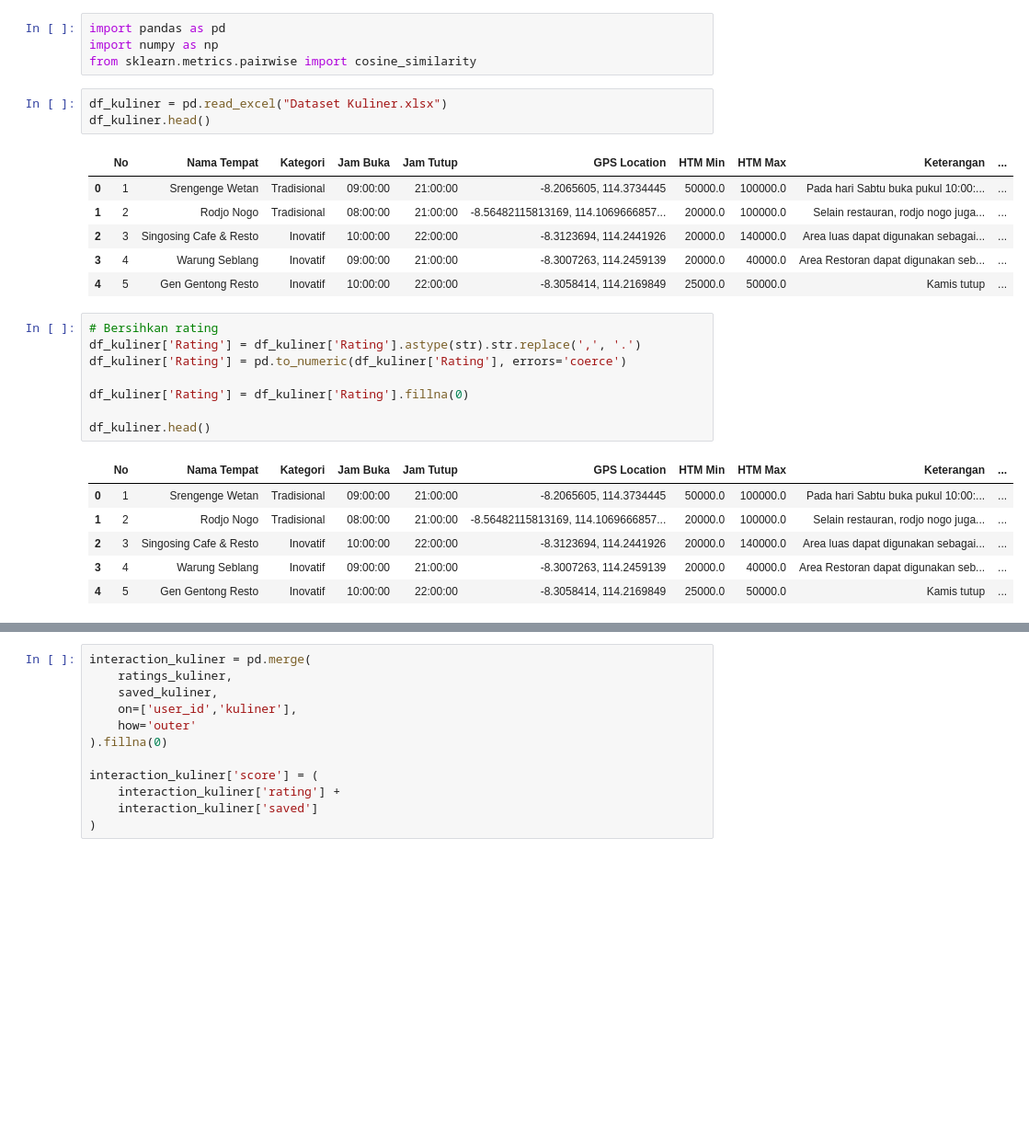
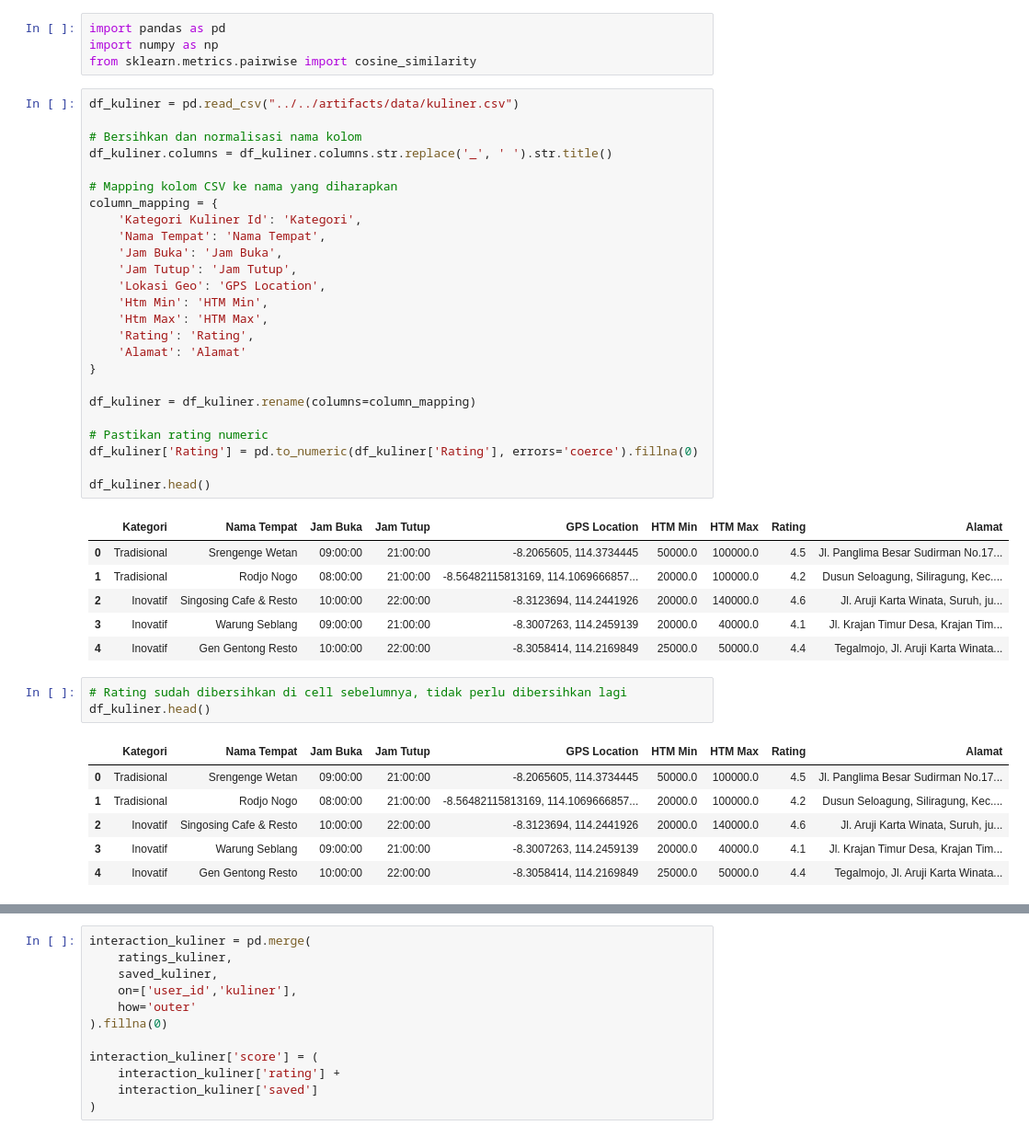
Before and after one commit to ayundayn/ml-sireci, a Jupyter notebook: app/notebooks/kuliner.ipynb, the cells around one changed output, grey strips where cells are left out. Shown at 92% size. Cells and saved outputs as stored; diff of their text form; blank space fills up the shorter version.

```diff
--- a/app/notebooks/kuliner.ipynb
+++ b/app/notebooks/kuliner.ipynb
@@ -3,30 +3,47 @@ import pandas as pd
 import numpy as np
 from sklearn.metrics.pairwise import cosine_similarity
 # %%
-df_kuliner = pd.read_excel("Dataset Kuliner.xlsx")
+df_kuliner = pd.read_csv("../../artifacts/data/kuliner.csv")
+
+# Bersihkan dan normalisasi nama kolom
+df_kuliner.columns = df_kuliner.columns.str.replace('_', ' ').str.title()
+
+# Mapping kolom CSV ke nama yang diharapkan
+column_mapping = {
+    'Kategori Kuliner Id': 'Kategori',
+    'Nama Tempat': 'Nama Tempat',
+    'Jam Buka': 'Jam Buka',
+    'Jam Tutup': 'Jam Tutup',
+    'Lokasi Geo': 'GPS Location',
+    'Htm Min': 'HTM Min',
+    'Htm Max': 'HTM Max',
+    'Rating': 'Rating',
+    'Alamat': 'Alamat'
+}
+
+df_kuliner = df_kuliner.rename(columns=column_mapping)
+
+# Pastikan rating numeric
+df_kuliner['Rating'] = pd.to_numeric(df_kuliner['Rating'], errors='coerce').fillna(0)
+
 df_kuliner.head()
 # %% [output]
-|  | No | Nama Tempat | Kategori | Jam Buka | Jam Tutup | GPS Location | HTM Min | HTM Max | Keterangan | ... |
-| 0 | 1 | Srengenge Wetan | Tradisional | 09:00:00 | 21:00:00 | -8.2065605, 114.3734445 | 50000.0 | 100000.0 | Pada hari Sabtu buka pukul 10:00:... | ... |
-| 1 | 2 | Rodjo Nogo | Tradisional | 08:00:00 | 21:00:00 | -8.56482115813169, 114.1069666857... | 20000.0 | 100000.0 | Selain restauran, rodjo nogo juga... | ... |
-| 2 | 3 | Singosing Cafe & Resto | Inovatif | 10:00:00 | 22:00:00 | -8.3123694, 114.2441926 | 20000.0 | 140000.0 | Area luas dapat digunakan sebagai... | ... |
-| 3 | 4 | Warung Seblang | Inovatif | 09:00:00 | 21:00:00 | -8.3007263, 114.2459139 | 20000.0 | 40000.0 | Area Restoran dapat digunakan seb... | ... |
-| 4 | 5 | Gen Gentong Resto | Inovatif | 10:00:00 | 22:00:00 | -8.3058414, 114.2169849 | 25000.0 | 50000.0 | Kamis tutup | ... |
+|  | Kategori | Nama Tempat | Jam Buka | Jam Tutup | GPS Location | HTM Min | HTM Max | Rating | Alamat |
+| 0 | Tradisional | Srengenge Wetan | 09:00:00 | 21:00:00 | -8.2065605, 114.3734445 | 50000.0 | 100000.0 | 4.5 | Jl. Panglima Besar Sudirman No.17... |
+| 1 | Tradisional | Rodjo Nogo | 08:00:00 | 21:00:00 | -8.56482115813169, 114.1069666857... | 20000.0 | 100000.0 | 4.2 | Dusun Seloagung, Siliragung, Kec.... |
+| 2 | Inovatif | Singosing Cafe & Resto | 10:00:00 | 22:00:00 | -8.3123694, 114.2441926 | 20000.0 | 140000.0 | 4.6 | Jl. Aruji Karta Winata, Suruh, ju... |
+| 3 | Inovatif | Warung Seblang | 09:00:00 | 21:00:00 | -8.3007263, 114.2459139 | 20000.0 | 40000.0 | 4.1 | Jl. Krajan Timur Desa, Krajan Tim... |
+| 4 | Inovatif | Gen Gentong Resto | 10:00:00 | 22:00:00 | -8.3058414, 114.2169849 | 25000.0 | 50000.0 | 4.4 | Tegalmojo, Jl. Aruji Karta Winata... |
 # %%
-# Bersihkan rating
-df_kuliner['Rating'] = df_kuliner['Rating'].astype(str).str.replace(',', '.')
-df_kuliner['Rating'] = pd.to_numeric(df_kuliner['Rating'], errors='coerce')
-
-df_kuliner['Rating'] = df_kuliner['Rating'].fillna(0)
-
+# Rating sudah dibersihkan di cell sebelumnya, tidak perlu dibersihkan lagi
 df_kuliner.head()
 # %% [output]
-|  | No | Nama Tempat | Kategori | Jam Buka | Jam Tutup | GPS Location | HTM Min | HTM Max | Keterangan | ... |
-| 0 | 1 | Srengenge Wetan | Tradisional | 09:00:00 | 21:00:00 | -8.2065605, 114.3734445 | 50000.0 | 100000.0 | Pada hari Sabtu buka pukul 10:00:... | ... |
-| 1 | 2 | Rodjo Nogo | Tradisional | 08:00:00 | 21:00:00 | -8.56482115813169, 114.1069666857... | 20000.0 | 100000.0 | Selain restauran, rodjo nogo juga... | ... |
-| 2 | 3 | Singosing Cafe & Resto | Inovatif | 10:00:00 | 22:00:00 | -8.3123694, 114.2441926 | 20000.0 | 140000.0 | Area luas dapat digunakan sebagai... | ... |
-| 3 | 4 | Warung Seblang | Inovatif | 09:00:00 | 21:00:00 | -8.3007263, 114.2459139 | 20000.0 | 40000.0 | Area Restoran dapat digunakan seb... | ... |
-| 4 | 5 | Gen Gentong Resto | Inovatif | 10:00:00 | 22:00:00 | -8.3058414, 114.2169849 | 25000.0 | 50000.0 | Kamis tutup | ... |
+|  | Kategori | Nama Tempat | Jam Buka | Jam Tutup | GPS Location | HTM Min | HTM Max | Rating | Alamat |
+| 0 | Tradisional | Srengenge Wetan | 09:00:00 | 21:00:00 | -8.2065605, 114.3734445 | 50000.0 | 100000.0 | 4.5 | Jl. Panglima Besar Sudirman No.17... |
+| 1 | Tradisional | Rodjo Nogo | 08:00:00 | 21:00:00 | -8.56482115813169, 114.1069666857... | 20000.0 | 100000.0 | 4.2 | Dusun Seloagung, Siliragung, Kec.... |
+| 2 | Inovatif | Singosing Cafe & Resto | 10:00:00 | 22:00:00 | -8.3123694, 114.2441926 | 20000.0 | 140000.0 | 4.6 | Jl. Aruji Karta Winata, Suruh, ju... |
+| 3 | Inovatif | Warung Seblang | 09:00:00 | 21:00:00 | -8.3007263, 114.2459139 | 20000.0 | 40000.0 | 4.1 | Jl. Krajan Timur Desa, Krajan Tim... |
+| 4 | Inovatif | Gen Gentong Resto | 10:00:00 | 22:00:00 | -8.3058414, 114.2169849 | 25000.0 | 50000.0 | 4.4 | Tegalmojo, Jl. Aruji Karta Winata... |
 # %%
 ratings_kuliner = pd.DataFrame({
     'user_id': np.random.randint(1, 15, 80),
```
Also changed, not shown: parts of 6 cells of this notebook, 1 other file.
